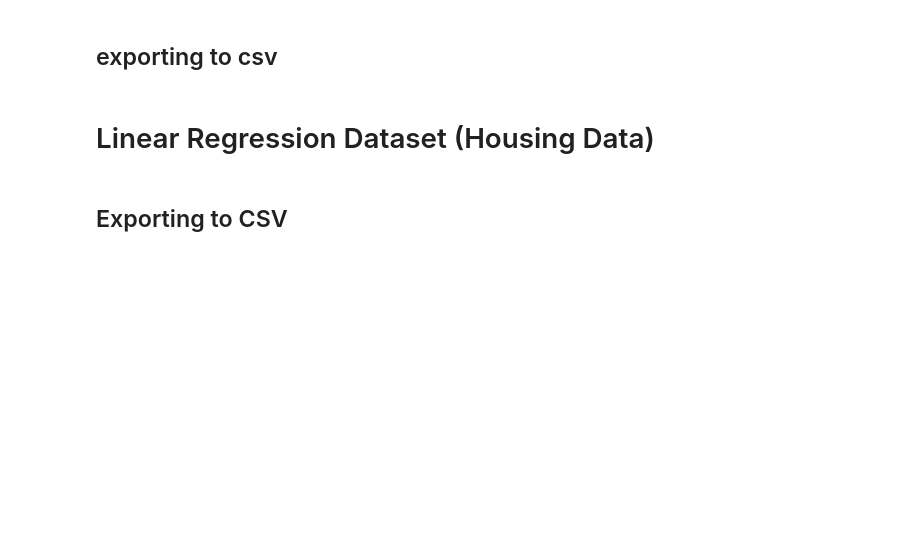
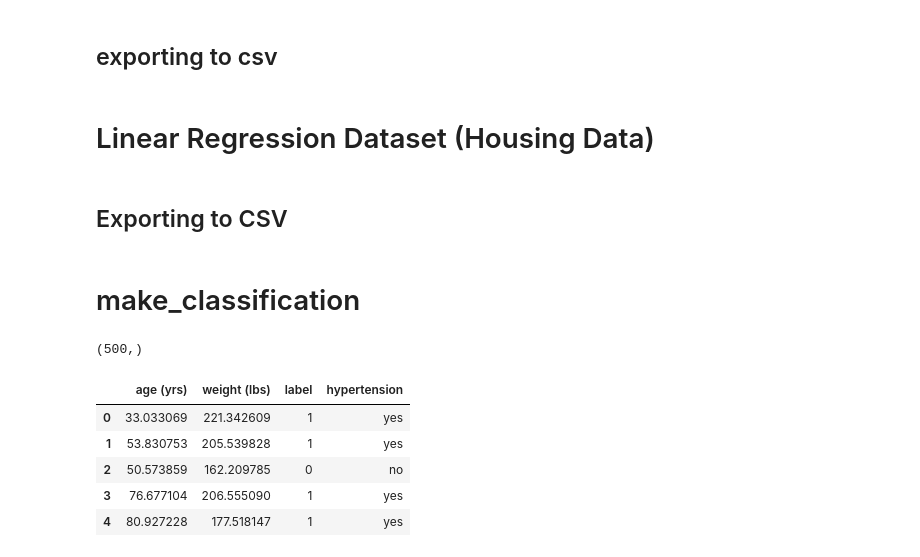
Before and after one commit to papir805/Stanford-ML-Class, a Jupyter notebook: notebooks/generate_data.ipynb, the cells around one changed output. Saved outputs shown, nothing was run; the diff lists cells and outputs as text; code cells hidden in the pictures; blank space fills up the shorter version.

```diff
--- a/notebooks/generate_data.ipynb
+++ b/notebooks/generate_data.ipynb
@@ -83 +84,3 @@ df = pd.DataFrame({'sq_ft':x,
 df.to_csv("../data/housing_data.csv")
+# %% [markdown]
+# make_classification
@@ -83,0 +98,4 @@ df.to_csv("../data/housing_data.csv")
+# %%
+classification_data[0][:,0].shape
+# %% [output]
+(500,)
@@ -83,0 +112,9 @@ df.to_csv("../data/housing_data.csv")
+# %%
+df.head()
+# %% [output]
+|  | age (yrs) | weight (lbs) | label | hypertension |
+| 0 | 33.033069 | 221.342609 | 1 | yes |
+| 1 | 53.830753 | 205.539828 | 1 | yes |
+| 2 | 50.573859 | 162.209785 | 0 | no |
+| 3 | 76.677104 | 206.555090 | 1 | yes |
+| 4 | 80.927228 | 177.518147 | 1 | yes |
```
Also changed, not shown: parts of 8 cells of this notebook, 3 other files.
